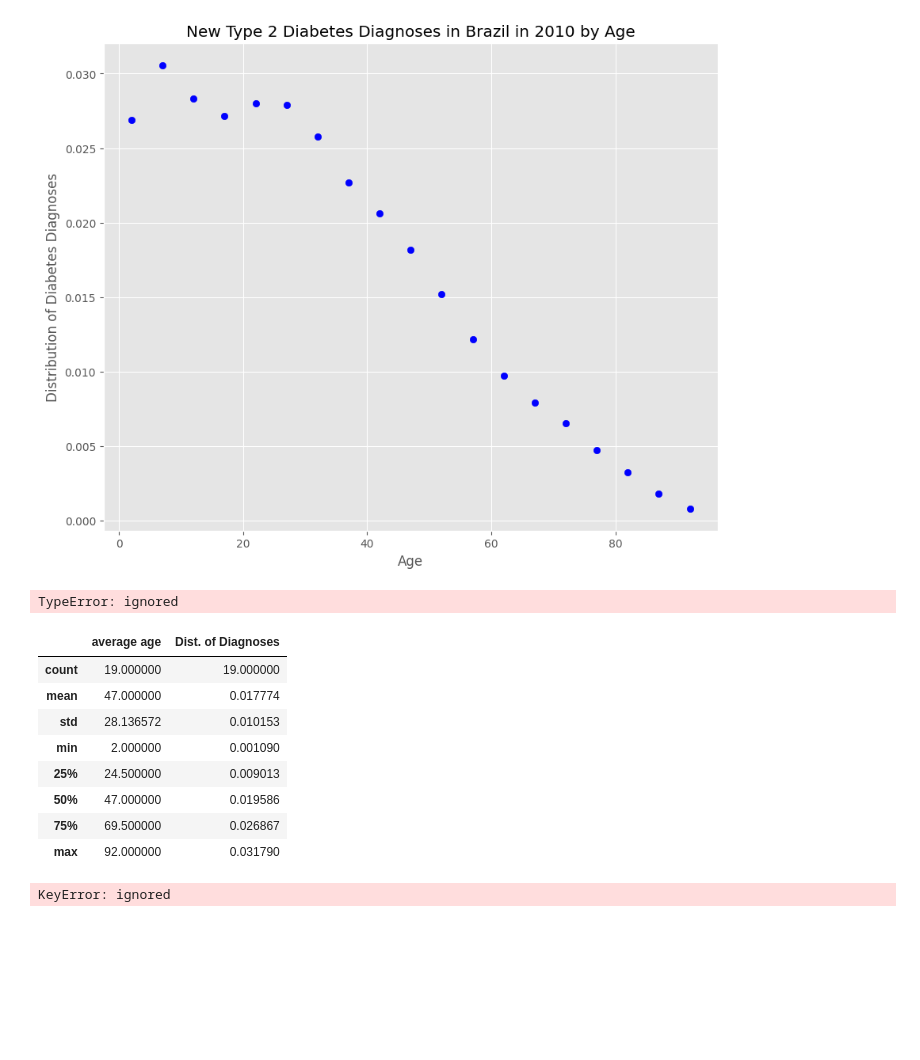
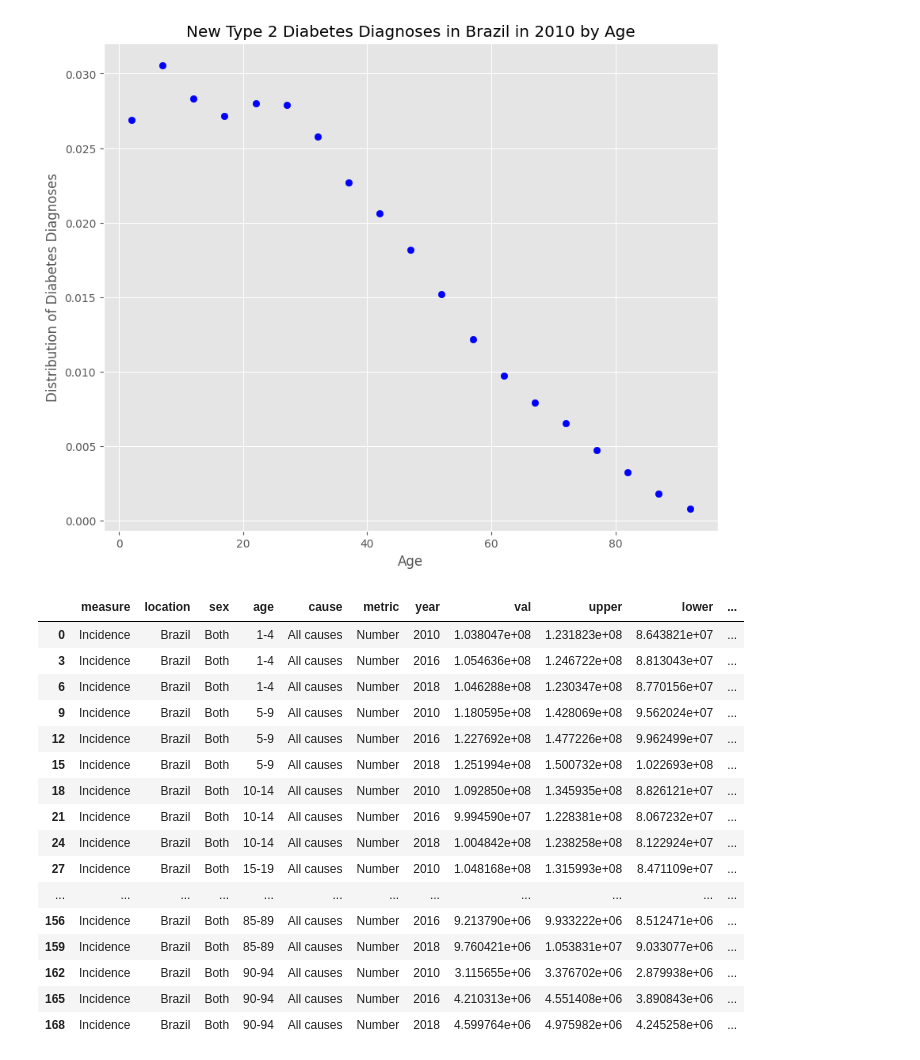
Before and after one commit to JosephMuschialli/QM2, a Jupyter notebook: Project/Newbrazildatabyage.ipynb, the cells around one changed output. Saved outputs shown, nothing was run; the diff lists cells and outputs as text; code cells hidden in the pictures; blank space fills up the shorter version.

```diff
--- a/Project/Newbrazildatabyage.ipynb
+++ b/Project/Newbrazildatabyage.ipynb
@@ -67,28 +67,23 @@ plt.title('New Type 2 Diabetes Diagnoses in Brazil in 2010 by Age')
 # %% [output]
 Text(0.5, 1.0, 'New Type 2 Diabetes Diagnoses in Brazil in 2010 by Age')
 [figure]
-# %%
-def mean(A, D):
-  A = [A]
-  D = [D]
-  for i in range
-  return [(A*D)/A.sum()]
-mean(df18['average age'], df18['Dist. of Diagnoses'])
-# %% [output]
-TypeError: ignored
-# %%
-df16.describe()
-# %% [output]
-|  | average age | Dist. of Diagnoses |
-| count | 19.000000 | 19.000000 |
-| mean | 47.000000 | 0.017774 |
-| std | 28.136572 | 0.010153 |
-| min | 2.000000 | 0.001090 |
-| 25% | 24.500000 | 0.009013 |
-| 50% | 47.000000 | 0.019586 |
-| 75% | 69.500000 | 0.026867 |
-| max | 92.000000 | 0.031790 |
-# %%
-df18['Product']
-# %% [output]
-KeyError: ignored
+# %%
+df
+# %% [output]
+|  | measure | location | sex | age | cause | metric | year | val | upper | lower | ... |
+| 0 | Incidence | Brazil | Both | 1-4 | All causes | Number | 2010 | 1.038047e+08 | 1.231823e+08 | 8.643821e+07 | ... |
+| 3 | Incidence | Brazil | Both | 1-4 | All causes | Number | 2016 | 1.054636e+08 | 1.246722e+08 | 8.813043e+07 | ... |
+| 6 | Incidence | Brazil | Both | 1-4 | All causes | Number | 2018 | 1.046288e+08 | 1.230347e+08 | 8.770156e+07 | ... |
+| 9 | Incidence | Brazil | Both | 5-9 | All causes | Number | 2010 | 1.180595e+08 | 1.428069e+08 | 9.562024e+07 | ... |
+| 12 | Incidence | Brazil | Both | 5-9 | All causes | Number | 2016 | 1.227692e+08 | 1.477226e+08 | 9.962499e+07 | ... |
+| 15 | Incidence | Brazil | Both | 5-9 | All causes | Number | 2018 | 1.251994e+08 | 1.500732e+08 | 1.022693e+08 | ... |
+| 18 | Incidence | Brazil | Both | 10-14 | All causes | Number | 2010 | 1.092850e+08 | 1.345935e+08 | 8.826121e+07 | ... |
+| 21 | Incidence | Brazil | Both | 10-14 | All causes | Number | 2016 | 9.994590e+07 | 1.228381e+08 | 8.067232e+07 | ... |
+| 24 | Incidence | Brazil | Both | 10-14 | All causes | Number | 2018 | 1.004842e+08 | 1.238258e+08 | 8.122924e+07 | ... |
+| 27 | Incidence | Brazil | Both | 15-19 | All causes | Number | 2010 | 1.048168e+08 | 1.315993e+08 | 8.471109e+07 | ... |
+| ... | ... | ... | ... | ... | ... | ... | ... | ... | ... | ... | ... |
+| 156 | Incidence | Brazil | Both | 85-89 | All causes | Number | 2016 | 9.213790e+06 | 9.933222e+06 | 8.512471e+06 | ... |
+| 159 | Incidence | Brazil | Both | 85-89 | All causes | Number | 2018 | 9.760421e+06 | 1.053831e+07 | 9.033077e+06 | ... |
+| 162 | Incidence | Brazil | Both | 90-94 | All causes | Number | 2010 | 3.115655e+06 | 3.376702e+06 | 2.879938e+06 | ... |
+| 165 | Incidence | Brazil | Both | 90-94 | All causes | Number | 2016 | 4.210313e+06 | 4.551408e+06 | 3.890843e+06 | ... |
+| 168 | Incidence | Brazil | Both | 90-94 | All causes | Number | 2018 | 4.599764e+06 | 4.975982e+06 | 4.245258e+06 | ... |
```
Also changed, not shown: parts of 3 cells of this notebook.
